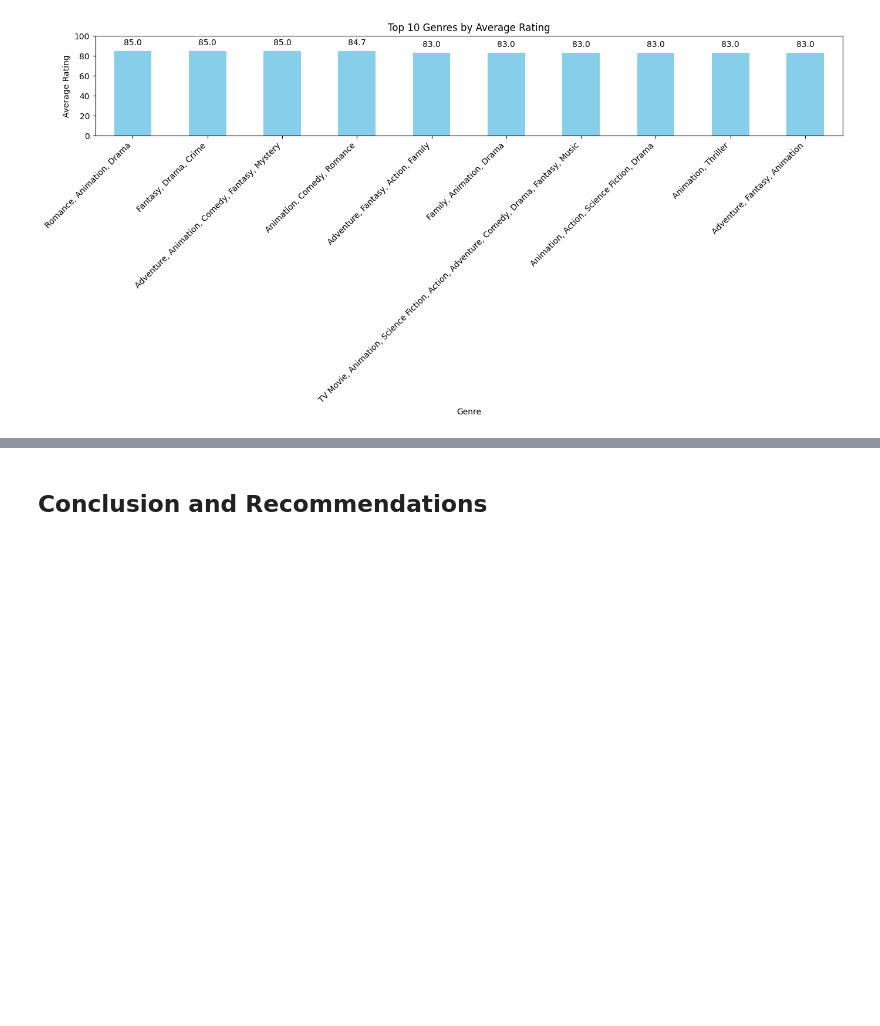
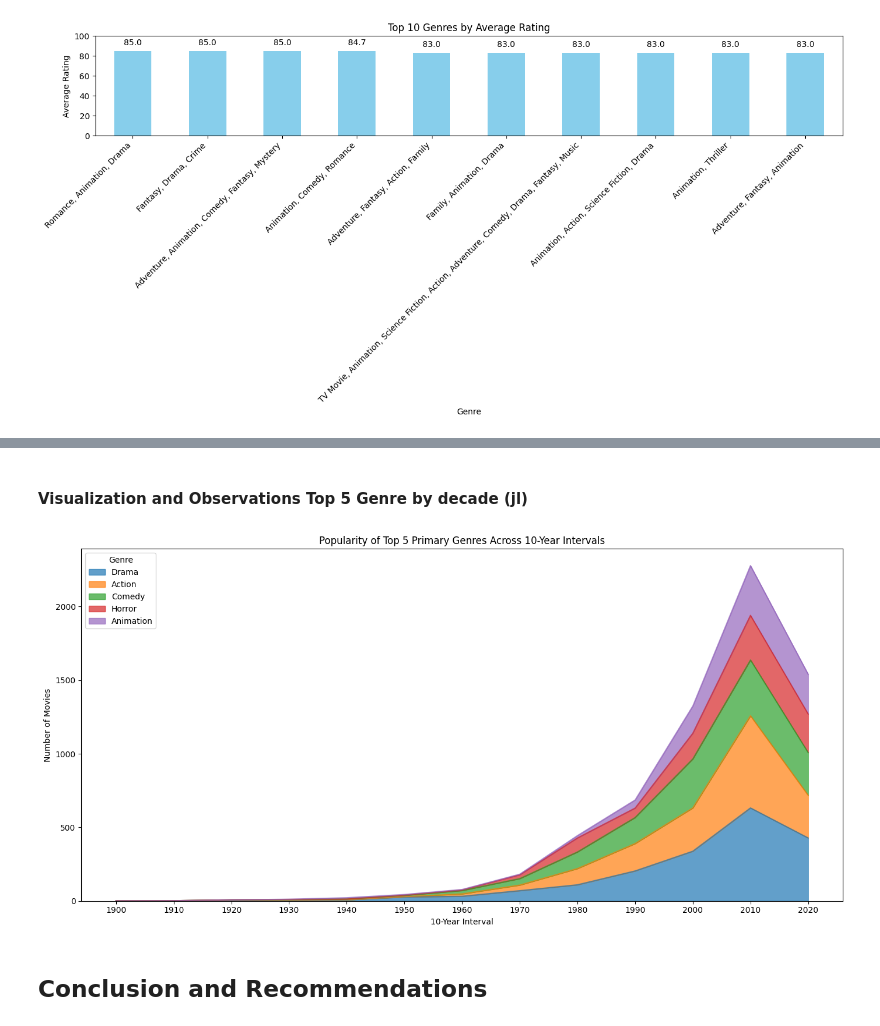
Before and after one commit to oigwe-frx/movie-database-analysis, a Jupyter notebook: Movie_Analysis.ipynb, the cells around one changed output, grey strips where cells are left out. Drawn from its saved outputs; the diff is of its cells as text; code cells hidden in the pictures; blank space fills up the shorter version.

Commit message:
Plot: Top 5 Genre by decade

```diff
--- a/Movie_Analysis.ipynb
+++ b/Movie_Analysis.ipynb
@@ -1213,3 +1204,40 @@ plt.show()
+# %% [markdown]
+#### **Visualization and Observations Top 5 Genre by decade** (jl)
+# %%
+df['release_year'] = pd.to_datetime(df['Date']).dt.year
+
+# Focus on the primary genre
+df['primary_genre'] = df['Genre'].apply(lambda x: x.split(',')[0] if pd.notnull(x) else None)
+
+# 10 Year bins
+def bin_years(year):
+    return (year // 10) * 10
+
+# Apply the binning function to create a new column for the 5-year intervals
+df['year_bin'] = df['release_year'].apply(bin_years)
+
+# Count Movies by Genre and 10-Year Interval
+genre_year_counts = df.groupby(['year_bin', 'primary_genre']).size().unstack(fill_value=0)
+
+# Focus on the top genres by overall count for clarity
+top_genres = df['primary_genre'].value_counts().nlargest(5).index
+
+# Filter the data to include only the top genres
+filtered_genre_counts = genre_year_counts[top_genres]
+filtered_genre_counts.plot(kind='area',
+                           stacked=True,
+                           figsize=(14, 7),
+                           alpha=0.7)  # Adjust transparency with alpha
+plt.title('Popularity of Top 5 Primary Genres Across 10-Year Intervals')
+plt.xlabel('10-Year Interval')
+plt.ylabel('Number of Movies')
+plt.xticks(np.arange(min(df['year_bin']), max(df['year_bin'])+1, 10))  # Adjust x-ticks for 10-year intervals
+plt.legend(title='Genre', loc='upper left')
+plt.tight_layout()
+
+plt.show()
+# %% [output]
+[figure, added]
 # %% [markdown]
 ## **Conclusion and Recommendations**
 # %% [markdown]
```
Also changed, not shown: parts of 6 cells of this notebook.
